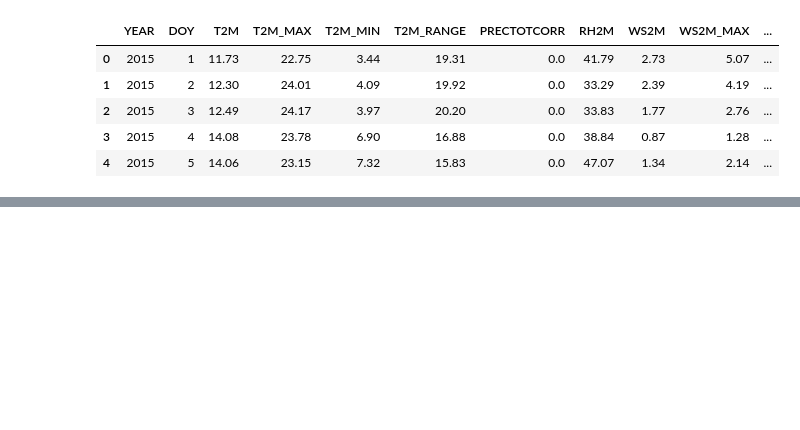
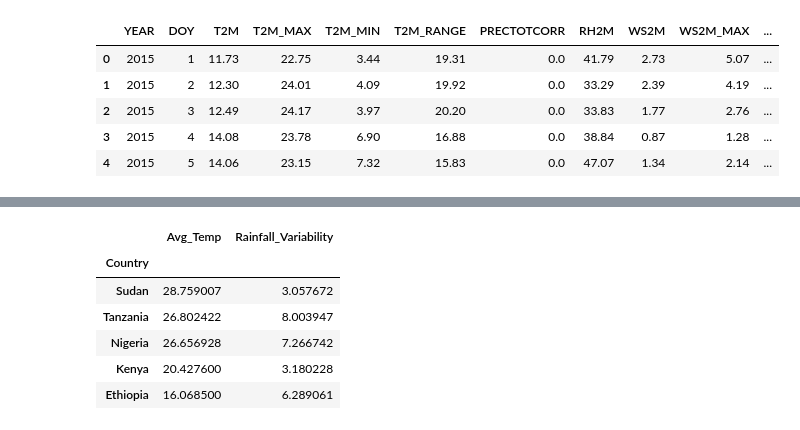
Before and after one commit to EldaGir/climate-challenge-week0, a Jupyter notebook: notebooks/compare_countries.ipynb, the cells around one changed output, grey strips where cells are left out. Cells and saved outputs as stored; diff of their text form; code cells hidden in the pictures; blank space fills up the shorter version.

```diff
--- a/notebooks/compare_countries.ipynb
+++ b/notebooks/compare_countries.ipynb
@@ -19,0 +60,23 @@ df.head()
+# %%
+vulnerability = df.groupby("Country").agg({
+    "T2M": "mean",
+    "PRECTOTCORR": "std"
+}).rename(columns={
+    "T2M": "Avg_Temp",
+    "PRECTOTCORR": "Rainfall_Variability"
+})
+
+vulnerability = vulnerability.sort_values(
+    by=["Avg_Temp", "Rainfall_Variability"],
+    ascending=[False, False]
+)
+
+vulnerability
+# %% [output]
+|  | Avg_Temp | Rainfall_Variability |
+| Country |  |  |
+| Sudan | 28.759007 | 3.057672 |
+| Tanzania | 26.802422 | 8.003947 |
+| Nigeria | 26.656928 | 7.266742 |
+| Kenya | 20.427600 | 3.180228 |
+| Ethiopia | 16.068500 | 6.289061 |
```
Also changed, not shown: parts of 6 cells of this notebook, 1 other file.
